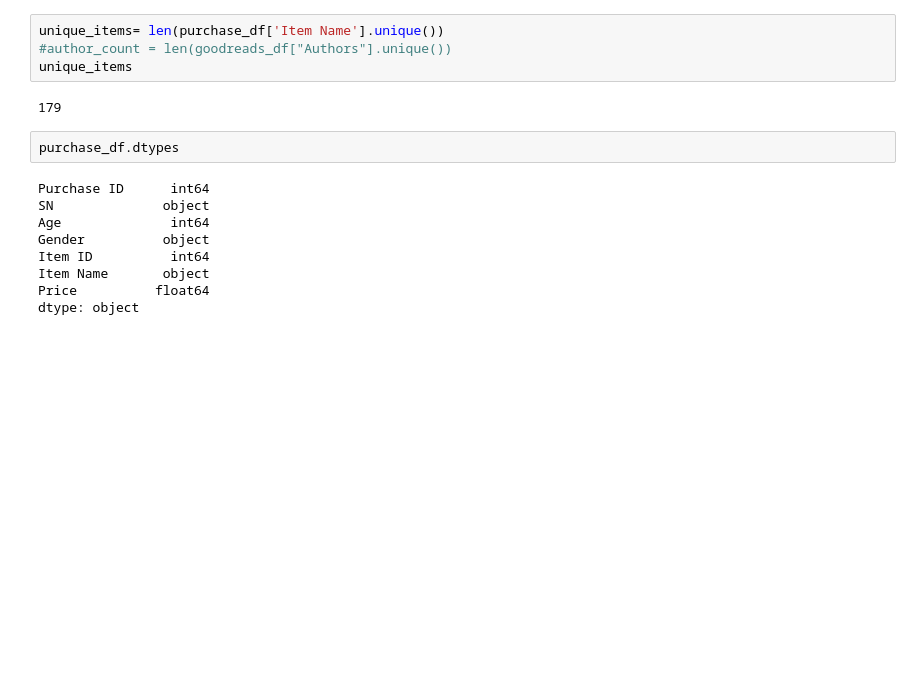
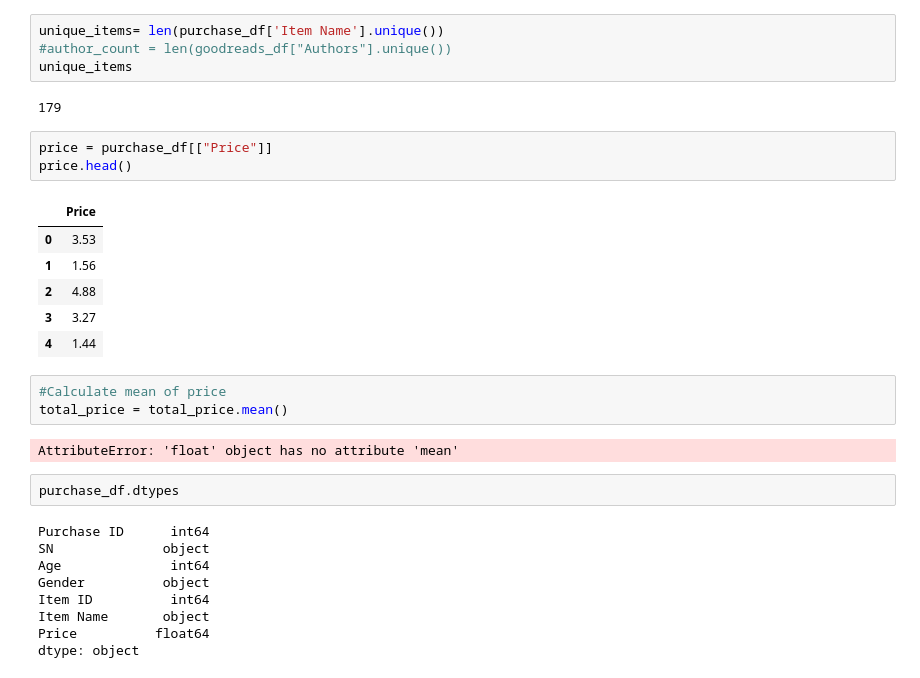
Before and after one commit to d-jenkins/pandas-challenge, a Jupyter notebook: HeroesOfPymoli/HeroesOfPymoli_final.ipynb, the cells around one changed output. Drawn from its saved outputs; the diff is of its cells as text; blank space fills up the shorter version.

Commit message:
Total Price

```diff
--- a/HeroesOfPymoli/HeroesOfPymoli_final.ipynb
+++ b/HeroesOfPymoli/HeroesOfPymoli_final.ipynb
@@ -63,6 +63,21 @@ unique_items= len(purchase_df['Item Name'].unique())
 unique_items
 # %% [output]
 179
+# %%
+price = purchase_df[["Price"]]
+price.head()
+# %% [output]
+|  | Price |
+| 0 | 3.53 |
+| 1 | 1.56 |
+| 2 | 4.88 |
+| 3 | 3.27 |
+| 4 | 1.44 |
+# %%
+#Calculate mean of price
+total_price = total_price.mean()
+# %% [output]
+AttributeError: 'float' object has no attribute 'mean'
 # %%
 purchase_df.dtypes
 # %% [output]
```
Also changed, not shown: parts of 3 cells of this notebook.
